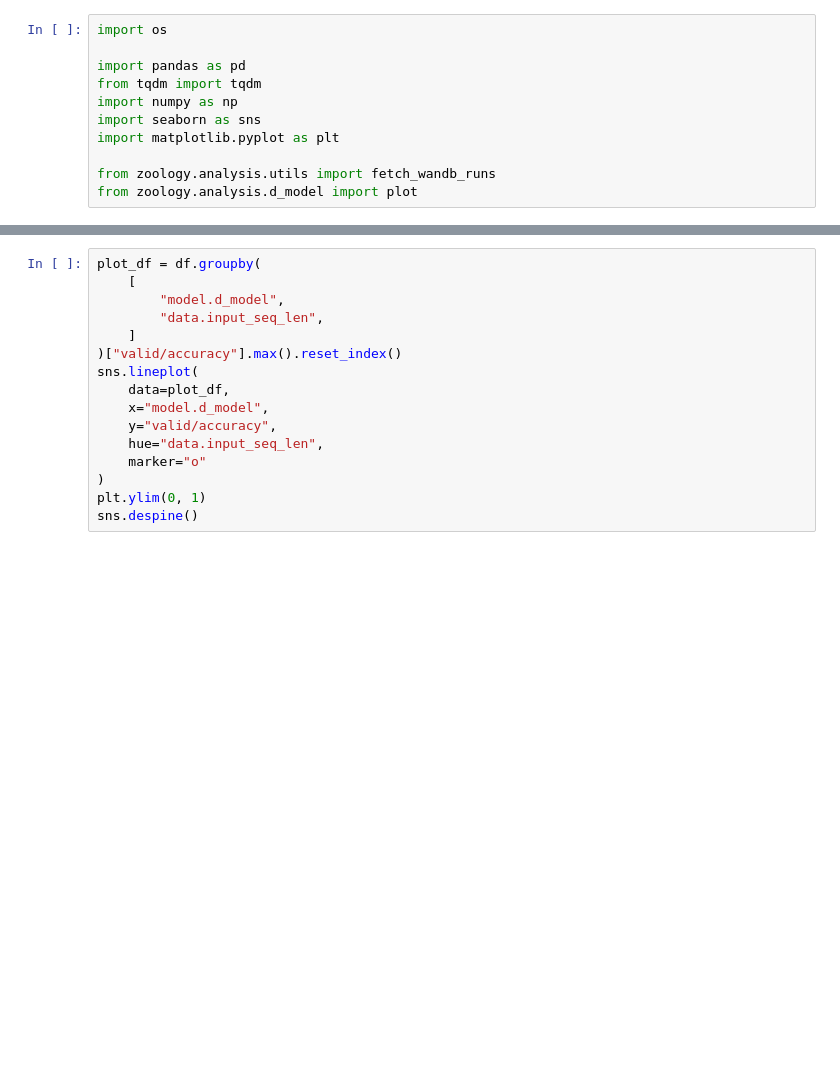
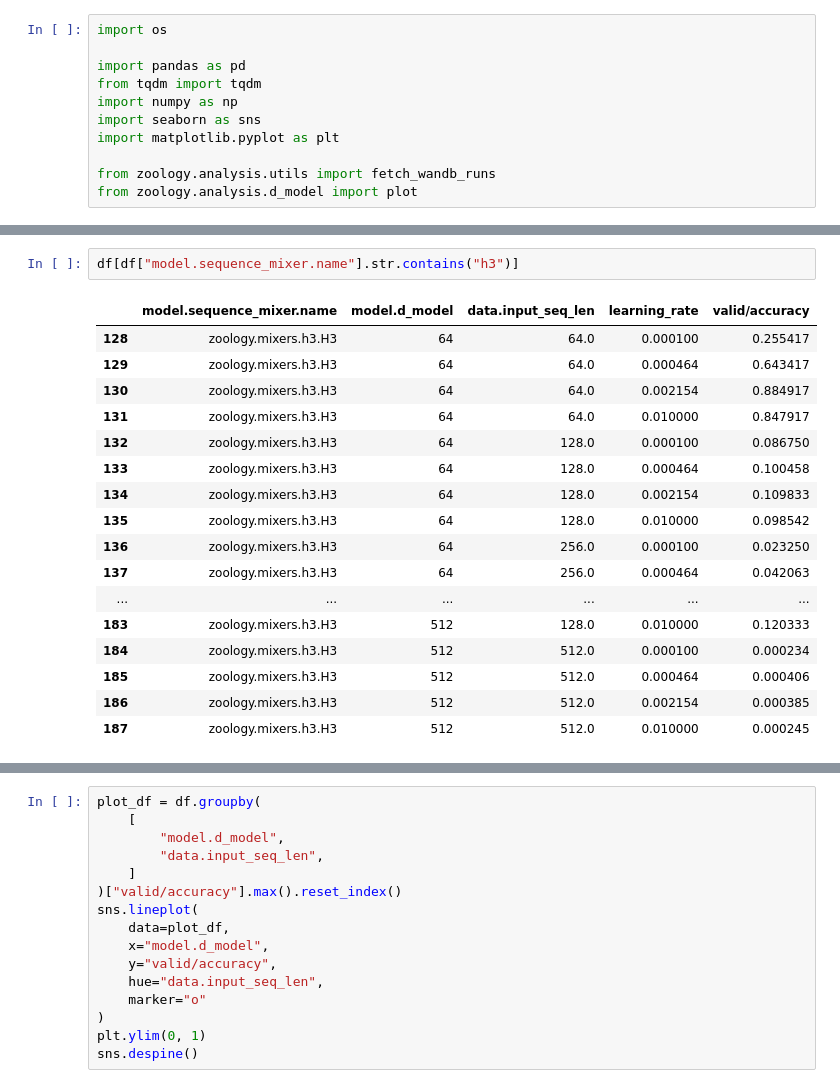
Before and after one commit to HazyResearch/zoology, a Jupyter notebook: zoology/analysis/scratch.ipynb, the cells around one changed output, grey strips where cells are left out. Cells and saved outputs as stored; diff of their text form; blank space fills up the shorter version.

```diff
--- a/zoology/analysis/scratch.ipynb
+++ b/zoology/analysis/scratch.ipynb
@@ -27,0 +53,20 @@ df = fetch_wandb_runs(
+# %%
+df[df["model.sequence_mixer.name"].str.contains("h3")]
+# %% [output]
+|  | model.sequence_mixer.name | model.d_model | data.input_seq_len | learning_rate | valid/accuracy |
+| 128 | zoology.mixers.h3.H3 | 64 | 64.0 | 0.000100 | 0.255417 |
+| 129 | zoology.mixers.h3.H3 | 64 | 64.0 | 0.000464 | 0.643417 |
+| 130 | zoology.mixers.h3.H3 | 64 | 64.0 | 0.002154 | 0.884917 |
+| 131 | zoology.mixers.h3.H3 | 64 | 64.0 | 0.010000 | 0.847917 |
+| 132 | zoology.mixers.h3.H3 | 64 | 128.0 | 0.000100 | 0.086750 |
+| 133 | zoology.mixers.h3.H3 | 64 | 128.0 | 0.000464 | 0.100458 |
+| 134 | zoology.mixers.h3.H3 | 64 | 128.0 | 0.002154 | 0.109833 |
+| 135 | zoology.mixers.h3.H3 | 64 | 128.0 | 0.010000 | 0.098542 |
+| 136 | zoology.mixers.h3.H3 | 64 | 256.0 | 0.000100 | 0.023250 |
+| 137 | zoology.mixers.h3.H3 | 64 | 256.0 | 0.000464 | 0.042063 |
+| ... | ... | ... | ... | ... | ... |
+| 183 | zoology.mixers.h3.H3 | 512 | 128.0 | 0.010000 | 0.120333 |
+| 184 | zoology.mixers.h3.H3 | 512 | 512.0 | 0.000100 | 0.000234 |
+| 185 | zoology.mixers.h3.H3 | 512 | 512.0 | 0.000464 | 0.000406 |
+| 186 | zoology.mixers.h3.H3 | 512 | 512.0 | 0.002154 | 0.000385 |
+| 187 | zoology.mixers.h3.H3 | 512 | 512.0 | 0.010000 | 0.000245 |
```
Also changed, not shown: parts of 7 cells of this notebook, 7 other files.
